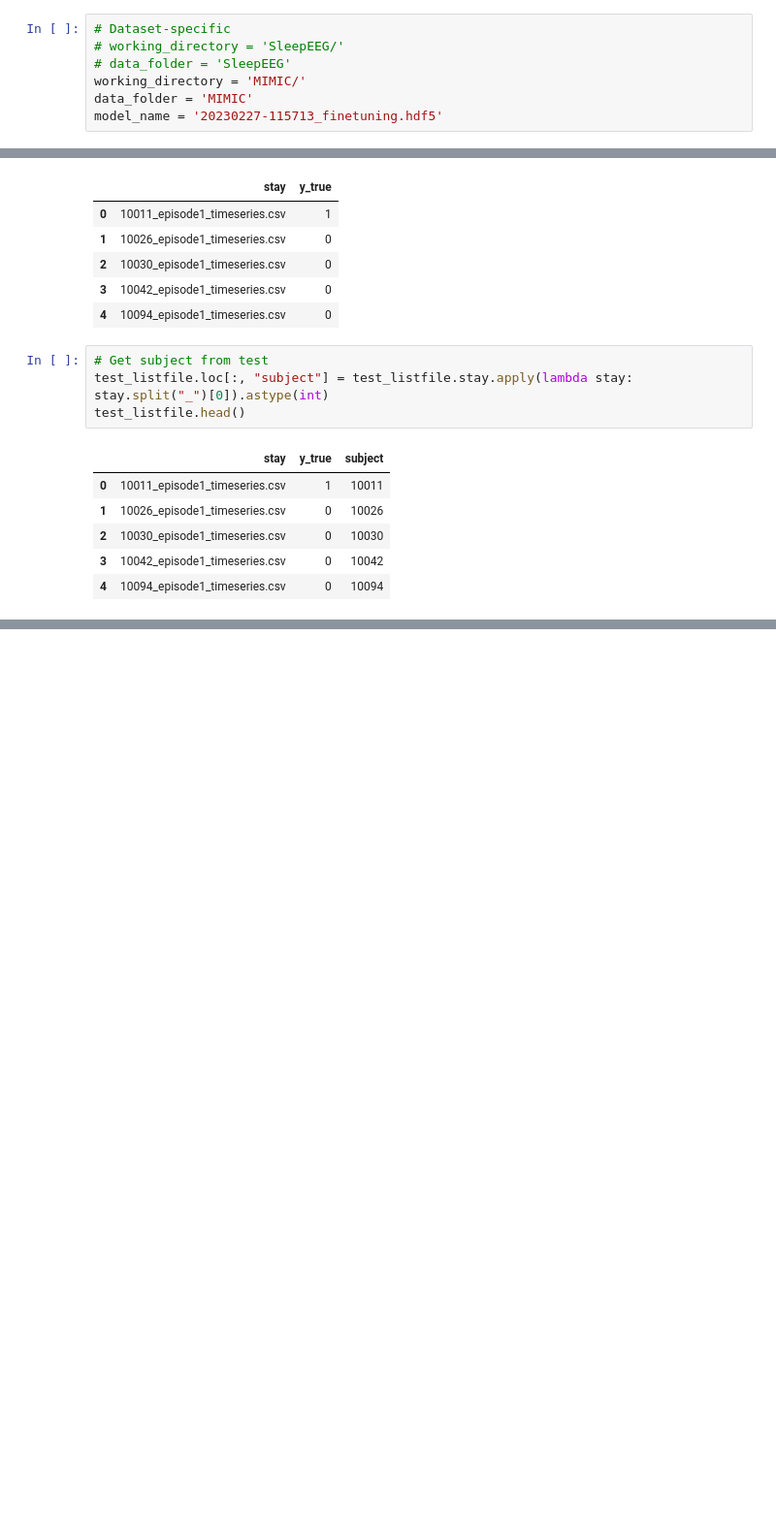
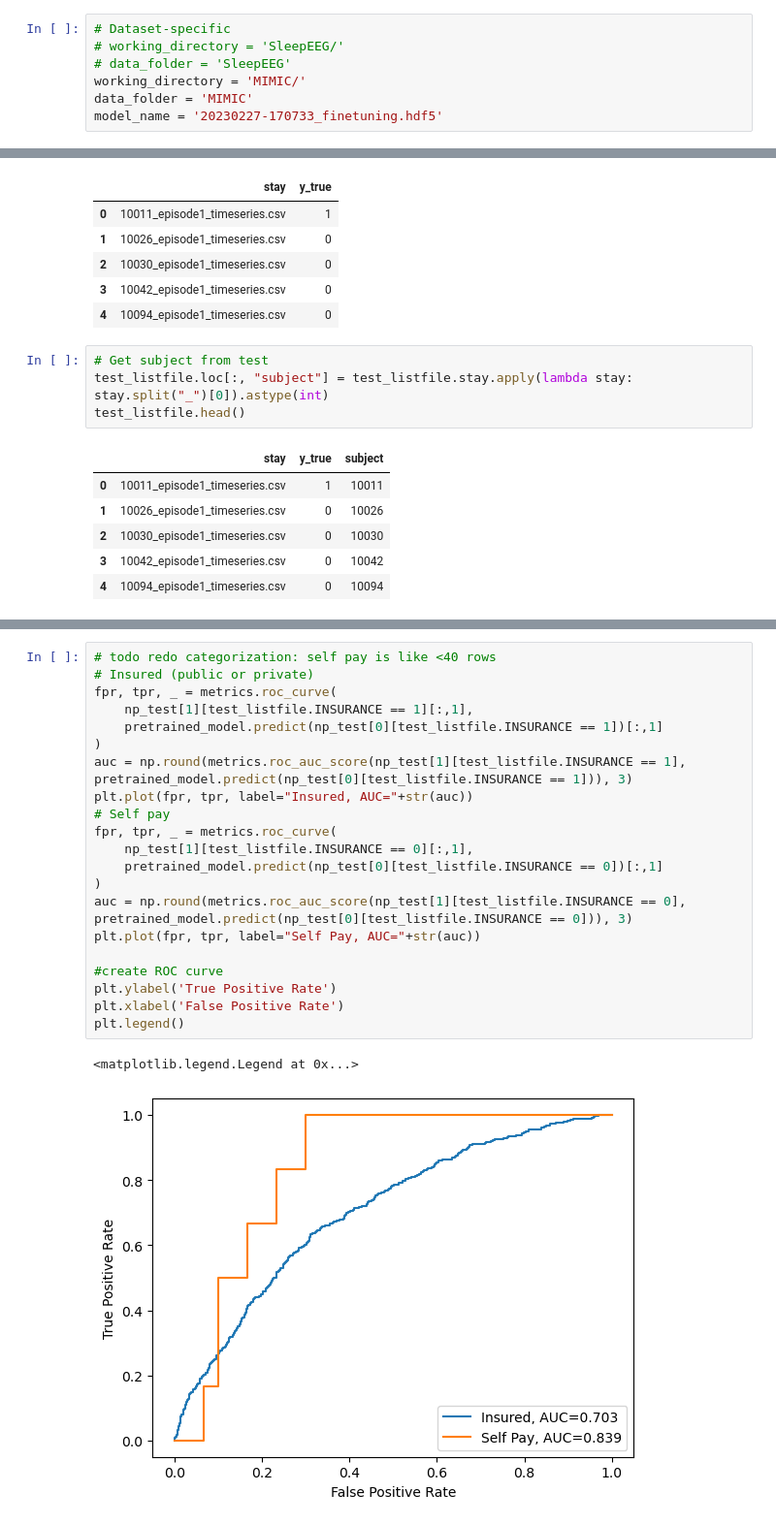
Before and after one commit to syfantid/TFC-pretraining, a Jupyter notebook: code/baselines/SimCLR/evaluate_model_fairness.ipynb, the cells around one changed output, grey strips where cells are left out. Shown at 97% size. Drawn from its saved outputs; the diff is of its cells as text; blank space fills up the shorter version.

Commit message:
adds roc auc curves

```diff
--- a/code/baselines/SimCLR/evaluate_model_fairness.ipynb
+++ b/code/baselines/SimCLR/evaluate_model_fairness.ipynb
@@ -22,7 +26,7 @@ import simclr_utitlities
 # data_folder = 'SleepEEG'
 working_directory = 'MIMIC/'
 data_folder = 'MIMIC'
-model_name = '20230227-115713_finetuning.hdf5'
+model_name = '20230227-170733_finetuning.hdf5'
 # %%
 # Load preprocessed data
 np_train = (np.load(os.path.join(data_folder, 'train_x.npy')),
@@ -123,0 +124,24 @@ print(simclr_utitlities.evaluate_model_simple(test_listfile_m.y_predicted, test_
+# %%
+# todo redo categorization: self pay is like <40 rows
+# Insured (public or private)
+fpr, tpr, _ = metrics.roc_curve(
+    np_test[1][test_listfile.INSURANCE == 1][:,1],
+    pretrained_model.predict(np_test[0][test_listfile.INSURANCE == 1])[:,1]
+)
+auc = np.round(metrics.roc_auc_score(np_test[1][test_listfile.INSURANCE == 1], pretrained_model.predict(np_test[0][test_listfile.INSURANCE == 1])), 3)
+plt.plot(fpr, tpr, label="Insured, AUC="+str(auc))
+# Self pay
+fpr, tpr, _ = metrics.roc_curve(
+    np_test[1][test_listfile.INSURANCE == 0][:,1],
+    pretrained_model.predict(np_test[0][test_listfile.INSURANCE == 0])[:,1]
+)
+auc = np.round(metrics.roc_auc_score(np_test[1][test_listfile.INSURANCE == 0], pretrained_model.predict(np_test[0][test_listfile.INSURANCE == 0])), 3)
+plt.plot(fpr, tpr, label="Self Pay, AUC="+str(auc))
+
+#create ROC curve
+plt.ylabel('True Positive Rate')
+plt.xlabel('False Positive Rate')
+plt.legend()
+# %% [output]
+<matplotlib.legend.Legend at 0x...>
+[figure, added]
```
Also changed, not shown: parts of 5 cells of this notebook, 1 other file.
